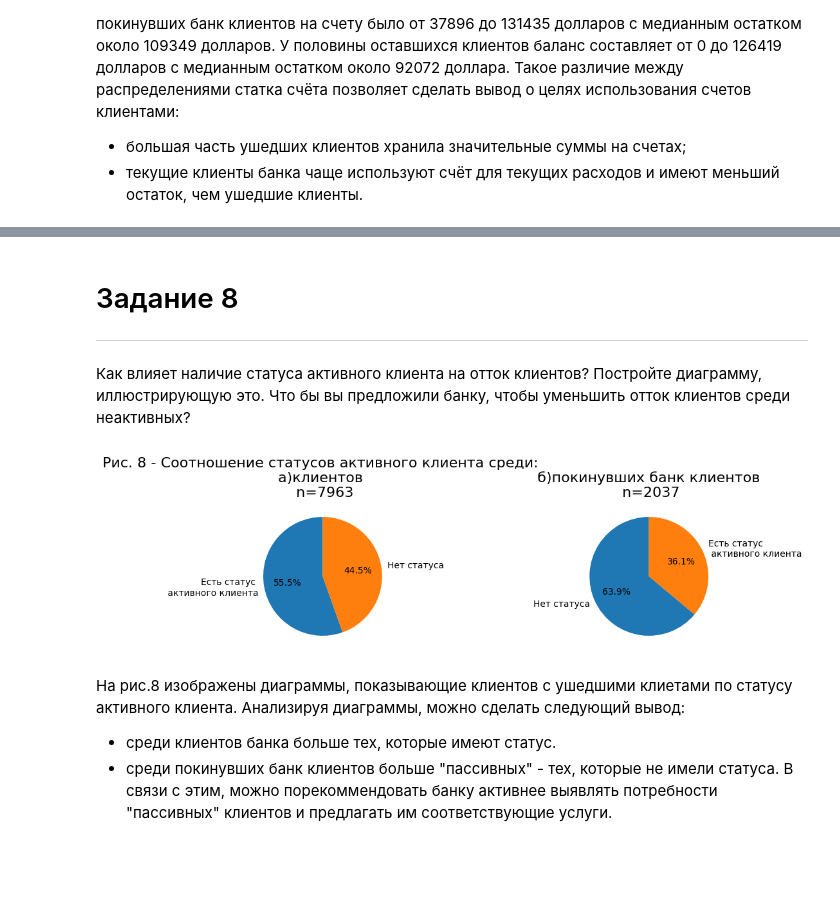
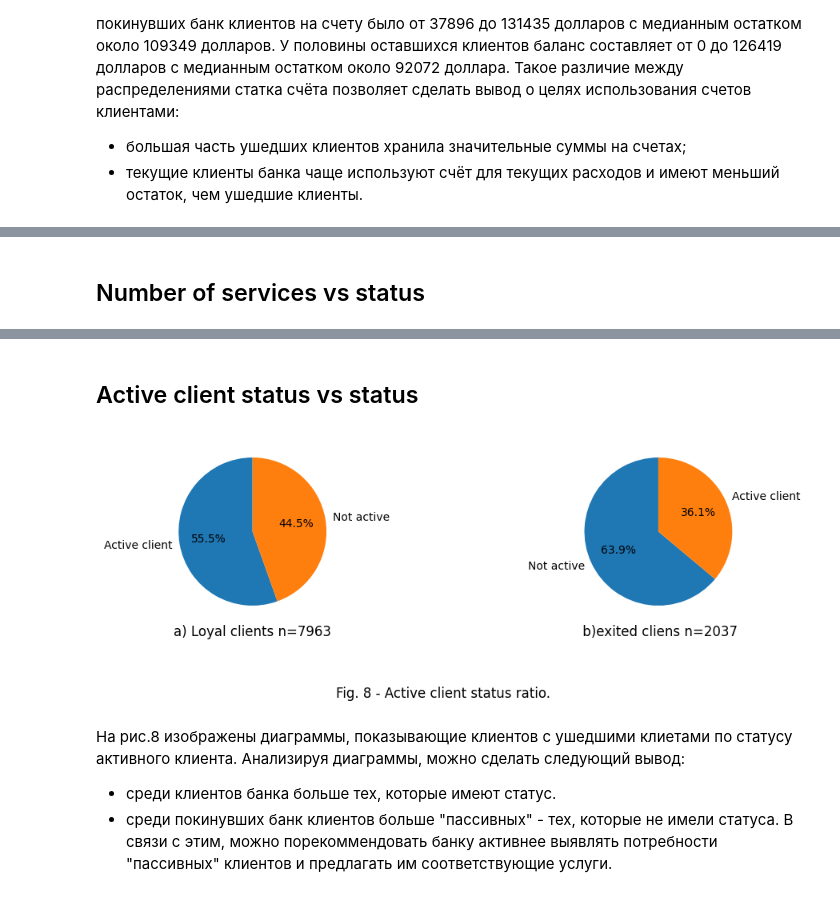
Before and after one commit to Alex1iv/Bank_customers_outflow, a Jupyter notebook: notebooks/Bank_clients_en.ipynb, the cells around one changed output, grey strips where cells are left out. Cells and saved outputs as stored; diff of their text form; code cells hidden in the pictures; blank space fills up the shorter version.

Commit message:
upd figures

```diff
--- a/notebooks/Bank_clients_en.ipynb
+++ b/notebooks/Bank_clients_en.ipynb
@@ -218,7 +213,5 @@ axes[1].grid();
 # %%
-# круговая диаграмма с помощью библиотеки Plotly
-churn_df['Пол'] = churn_df['Gender'].apply(lambda x: 1 if x == 'Male' else '0')
-df=churn_df[churn_df['client status'] == 'Покинул банк']['Gender'].value_counts()
+df=churn_df[churn_df['client status'] == 'Exited']['Gender'].value_counts()
 
 fig = px.pie(
     data_frame = df,
@@ -228,10 +221,13 @@ fig = px.pie(
 )
 
 fig.update_layout(
-    title=dict(text='Рис.6 - Соотношение полов ушедших клиентов', x=.5, xanchor='center'),
-    legend_title_text='Пол:'
+    title=dict(text='Fig.6 - Genders of exited clients', x=.5, y=0.1, xanchor='center'),
+    legend_title_text='Gender:'
 )
 #fig.show()
 fig.write_image('../figures/fig_6.png', engine="kaleido");
+
+# encoding
+churn_df['Gender'] = churn_df['Gender'].apply(lambda x: 1 if x == 'Male' else '0')
 # %% [markdown]
 <center> <img src = "../figures/fig_6.png">
@@ -244 +236,3 @@ fig.write_image('../figures/fig_6.png', engine="kaleido");
+# %% [markdown]
+## Number of services vs status
 # %%
@@ -266,36 +258,33 @@ fig.write_image('../figures/fig_7.png', engine="kaleido")
 На рис.7 изображена диаграмма использования услуг банка ушедшими клиентами в зависимости от продолжительности использования услуг банка и наличия кредитной карты. Анализируя диаграмму, можно сделать следующие выводы:
 * ушедшие клиенты пользовались банком около 5 лет;
 * вариации у признаков "использование кредитной картой" и "количество приобретенных услуг" встречаются одинаково часто, что горвоит о том, что данные признаки не имели существенного влияния на желание покинуть банк.
-# %% [markdown]
-# Задание 8
-----------
-Как влияет наличие статуса активного клиента на отток клиентов? Постройте диаграмму, иллюстрирующую это. Что бы вы предложили банку, чтобы уменьшить отток клиентов среди неактивных?
+# %% [markdown]
+## Active client status vs status
 # %%
 fig, (ax1, ax2) = plt.subplots(1, 2, figsize=(12, 3))
-labels = 'Есть статус \n активного клиента', 'Нет статуса'
-labels1 =  'Нет статуса', 'Есть статус \n активного клиента'
+labels = 'Active client', 'Not active'
+labels1 =  'Not active', 'Active client'
 
-# круговая даиграмма 1 с помощью библиотеки matplotlib
 ax1.pie(
-    churn_df[churn_df['client status'] == 'Клиент']['IsActiveMember'].value_counts().sort_values(ascending=False),
+    churn_df[churn_df['client status'] == 'Loyal']['IsActiveMember'].value_counts().sort_values(ascending=False),
     labels=labels,
     autopct='%1.1f%%',
     startangle=90,
 )
 
-ax1.set_title('Рис. 8 - Cоотношение статусов активного клиента среди: \nа)клиентов \n n=7963', fontsize=16)
 
-# круговая даиграмма 2 с помощью библиотеки matplotlib
 ax2.pie(
-    churn_df[churn_df['client status'] == 'Покинул банк']['IsActiveMember'].value_counts().sort_values(ascending=False),
+    churn_df[churn_df['client status'] == 'Exited']['IsActiveMember'].value_counts().sort_values(ascending=False),
     labels=labels1,
     autopct='%1.1f%%',
     startangle=90,
 )
 
-ax2.set_title('  \n б)покинувших банк клиентов \n n=2037', loc='center', fontsize=16);
+fig.suptitle('Fig. 8 - Active client status ratio.', fontsize=12, y=-0.15)
+ax1.set_title('a) Loyal clients n=7963', loc='center', y=-0.1)
+ax2.set_title(' b)exited cliens n=2037', loc='center', y=-0.1);
 # %% [output]
-[figure, old version]
+[figure, new version]
 # %% [markdown]
 На рис.8 изображены диаграммы, показывающие клиентов с ушедшими клиетами по статусу активного клиента. Анализируя диаграммы, можно сделать следующий вывод:
 * среди клиентов банка больше тех, которые имеют статус.
```
Also changed, not shown: parts of 22 cells of this notebook, 2 other files.
